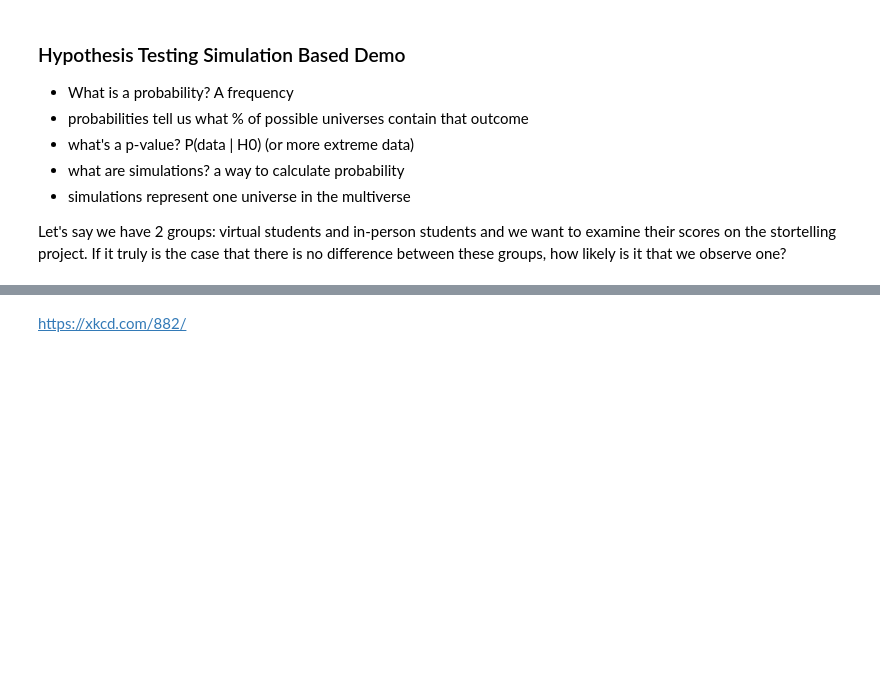
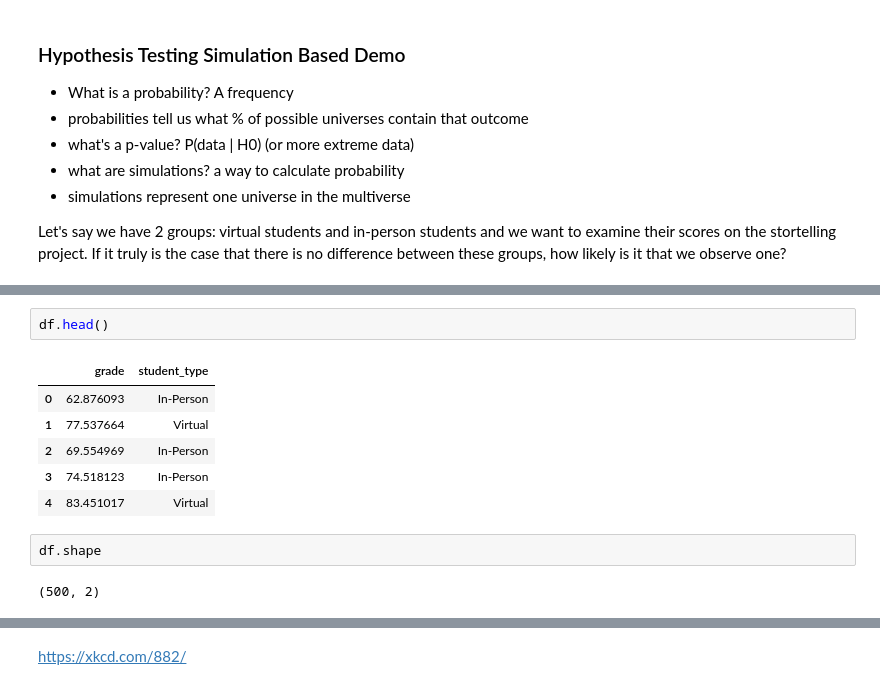
Before and after one commit to CodeupClassroom/jemison-statistics-exercises, a Jupyter notebook: correlation_lesson.ipynb, the cells around one changed output, grey strips where cells are left out. Saved outputs shown, nothing was run; the diff lists cells and outputs as text; blank space fills up the shorter version.

```diff
--- a/correlation_lesson.ipynb
+++ b/correlation_lesson.ipynb
@@ -41,3 +50,16 @@ df.head()
+# %%
+df.head()
+# %% [output]
+|  | grade | student_type |
+| 0 | 62.876093 | In-Person |
+| 1 | 77.537664 | Virtual |
+| 2 | 69.554969 | In-Person |
+| 3 | 74.518123 | In-Person |
+| 4 | 83.451017 | Virtual |
+# %%
+df.shape
+# %% [output]
+(500, 2)
 # %%
 n_sims = 1000
 simulation_results = []
```
Also changed, not shown: parts of 31 cells of this notebook, 1 other file.
